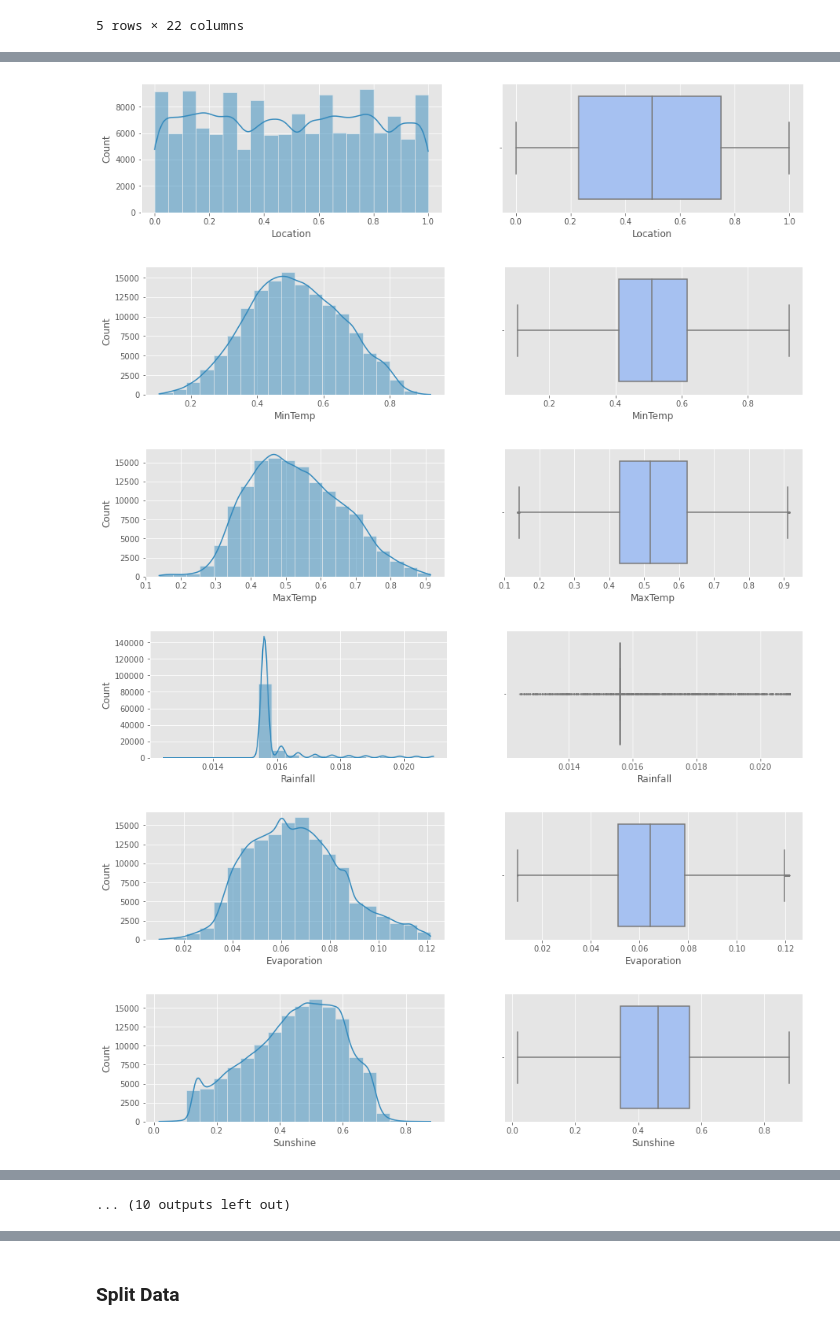
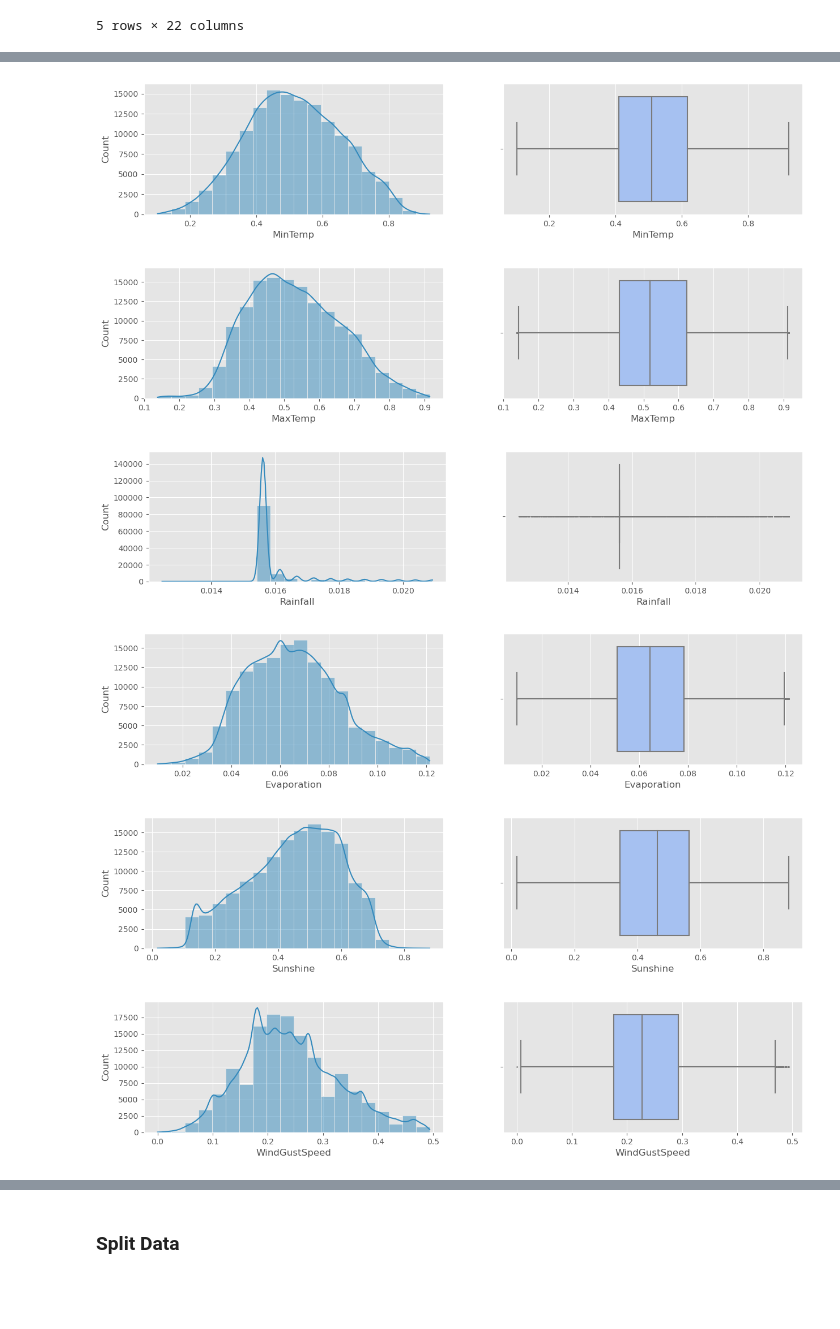
Before and after one commit to JonathanAdi7/Final-Project_Kelompok4, a Jupyter notebook: PYTN_KampusMerdeka_fp2_Kelompok 4 baru saja.ipynb, the cells around one changed output, grey strips where cells are left out. Cells and saved outputs as stored; diff of their text form; code cells hidden in the pictures; blank space fills up the shorter version.

```diff
--- a/PYTN_KampusMerdeka_fp2_Kelompok 4 baru saja.ipynb
+++ b/PYTN_KampusMerdeka_fp2_Kelompok 4 baru saja.ipynb
@@ -577,0 +597,4 @@ Mengisi missing value pada kolom numerikal dengan menggunakan IterativeImputer.
+# %%
+imputed_data = clean_data.copy(deep=True)
+mice_imputer = IterativeImputer()
+imputed_data.iloc[:, :] = mice_imputer.fit_transform(clean_data)
@@ -578,14 +611,13 @@ Mengisi missing value pada kolom numerikal dengan menggunakan IterativeImputer.
 # %%
 # Encoder
-le = LabelEncoder()
 ohc = OneHotEncoder()
 
-for col in categorical_columns:
+for col in categorical_columns.drop('RainTomorrow'):
     # Tipe data string diubah menjadi tipe data integer
-    dat = le.fit_transform(clean_data[col]).astype(int)
+    # dat = le.fit_transform(clean_data[col]).astype(int)
 
     # Melalukan one hot encoding yang nantinya akan mengembalikan nilai array
-    new_dat = ohc.fit_transform(dat.reshape(-1,1))
+    new_dat = ohc.fit_transform(imputed_data[col].values.reshape(-1,1))
 
     # Membuat nama kolom yang unik
     n_cols = new_dat.shape[1]
@@ -593,17 +625,13 @@ for col in categorical_columns:
 
     # Membuat dataframe baru
     new_df = pd.DataFrame(new_dat.toarray(),
-                          index=clean_data.index,
+                          index=imputed_data.index,
                           columns=col_names)
 
     # Menambahkan data baru ke dataframe
-    clean_data = pd.concat([clean_data, new_df], axis=1)
+    imputed_data = pd.concat([imputed_data, new_df], axis=1)
 
     # Menghapus kolom original dari dataframe
-    clean_data = clean_data.drop(col, axis=1)
+    imputed_data = imputed_data.drop(col, axis=1)
 # %% [markdown]
 Berikutnya mengisi missing value dengan menggunakan IterativeImputer.
-# %%
-imputed_data = encoded_data.copy(deep=True)
-mice_imputer = IterativeImputer()
-imputed_data.iloc[:, :] = mice_imputer.fit_transform(encoded_data)
@@ -673,2 +694,4 @@ len(numerical_columns)
+# %%
+num_features = ['MinTemp', 'MaxTemp', 'Rainfall', 'Evaporation', 'Sunshine', 'WindGustSpeed', 'WindSpeed9am', 'WindSpeed3pm', 'Humidity9am', 'Humidity3pm', 'Pressure3pm', 'Cloud9am', 'Cloud3pm']
 # %%
 plt.figure(figsize=(50,25))
@@ -746,17 +786,17 @@ Index(['Location', 'MinTemp', 'MaxTemp', 'Rainfall', 'Evaporation', 'Sunshine',
 # %%
-for col in scaled_data.columns:
+for col in scaled_data[num_features]:
     Q1 = scaled_data[col].quantile(0.25)
     Q3 = scaled_data[col].quantile(0.75)
     IQR = Q3 - Q1
     scaled_data2 = scaled_data[~((scaled_data[col] < (Q1 - 1.5 * IQR)) | (scaled_data[col]  > (Q3 + 1.5 * IQR)))]
     fig, axs = plt.subplots(1,2,figsize=(15, 3))
 
     sns.histplot(scaled_data2[col],bins=20, kde=True,ax=axs[0]);
     sns.boxplot(scaled_data2[col], ax = axs[1], color='#99befd', fliersize=1);
 # %% [output]
-[figure, old version]
+[figure, new version]
-[figure, old version]
+[figure, new version]
-[figure, old version]
+[figure, new version]
-[figure, old version]
+[figure, new version]
-[figure, old version]
+[figure, new version]
-[figure, old version]
+[figure, new version]
@@ -769 +808,0 @@ for col in scaled_data.columns:
-... (10 outputs left out)
```
Also changed, not shown: parts of 31 cells of this notebook.
